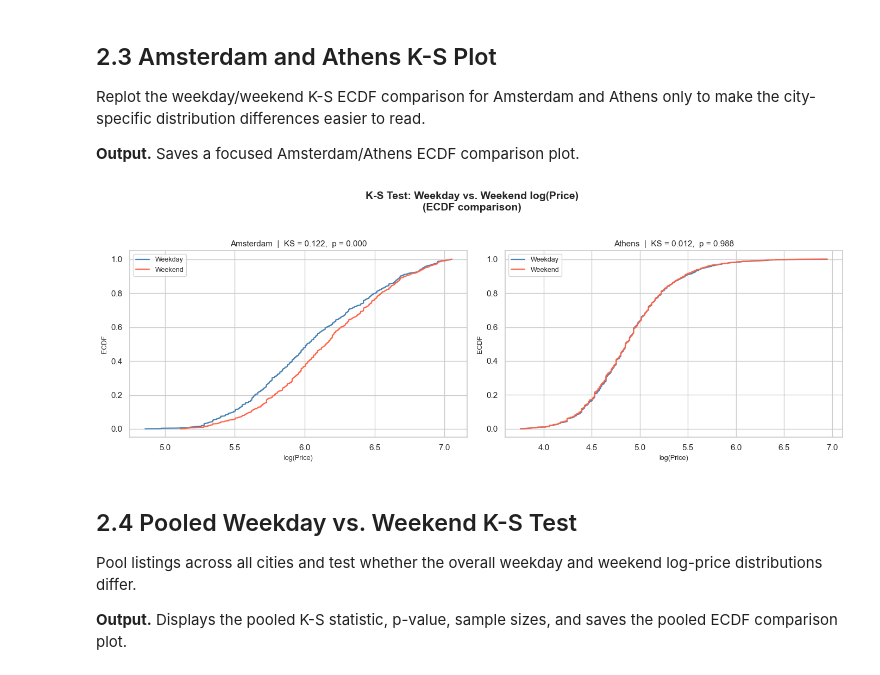
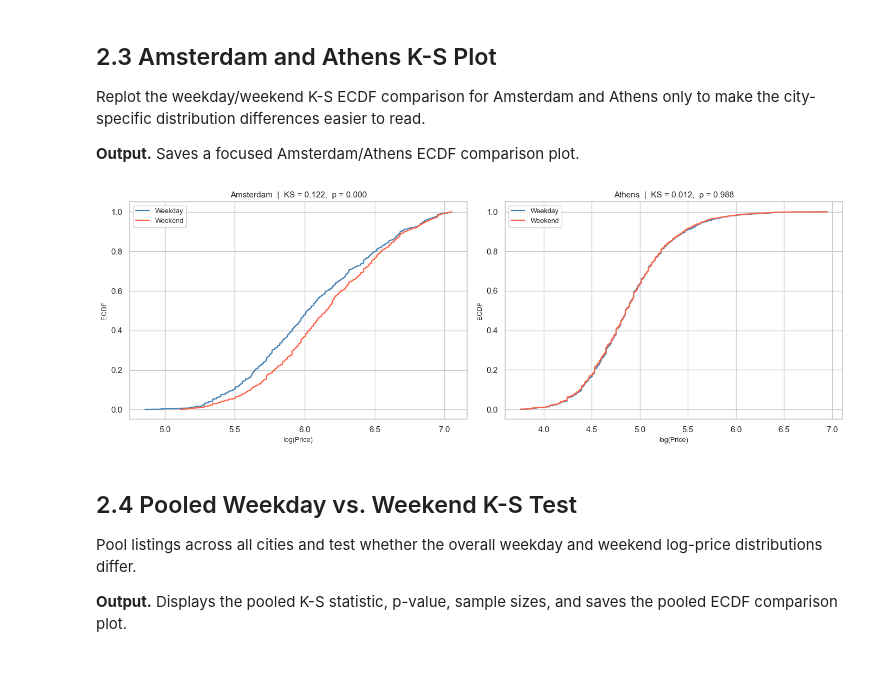
Before and after one commit to ShenghaoXue/MATH-189-Project-SP26, a Jupyter notebook: section2_hypothesis_testing.ipynb, the cells around one changed output. Drawn from its saved outputs; the diff is of its cells as text; code cells hidden in the pictures.

Commit message:
Update Overleaf plot exports and notebooks

```diff
--- a/section2_hypothesis_testing.ipynb
+++ b/section2_hypothesis_testing.ipynb
@@ -98,38 +100,33 @@ Replot the weekday/weekend K-S ECDF comparison for Amsterdam and Athens only to
 # %%
 focus_cities = ["Amsterdam", "Athens"]
 
 fig, axes = plt.subplots(1, 2, figsize=(14, 5))
 
 for ax, city_name in zip(axes, focus_cities):
     city_df = df[df["city"] == city_name]
     weekday = city_df[city_df["is_weekday"] == 1]["logSum"].values
     weekend = city_df[city_df["is_weekday"] == 0]["logSum"].values
 
     ks_stat, p_value = stats.ks_2samp(weekday, weekend)
 
     for data, label, color in [
         (weekday, "Weekday", "steelblue"),
         (weekend, "Weekend", "tomato"),
     ]:
         sorted_data = np.sort(data)
         ecdf = np.arange(1, len(sorted_data) + 1) / len(sorted_data)
         ax.plot(sorted_data, ecdf, label=label, color=color, linewidth=1.6)
 
     ax.set_title(f"{city_name}  |  KS = {ks_stat:.3f},  p = {p_value:.3f}", fontsize=11)
     ax.set_xlabel("log(Price)", fontsize=9)
     ax.set_ylabel("ECDF", fontsize=9)
     ax.legend(fontsize=9)
 
-fig.suptitle("K-S Test: Weekday vs. Weekend log(Price)\n(ECDF comparison)",
-    fontsize=14,
-    fontweight="bold",
-    y=1.03,
-)
 plt.tight_layout()
-plt.savefig("plots/section2_PlotHypothesis1_amsterdamAthensKS.png", dpi=300, bbox_inches="tight")
+plt.savefig("plots_overleaf/section2_PlotHypothesis1_amsterdamAthensKS.png", dpi=300, bbox_inches="tight")
 plt.show()
 # %% [output]
-[figure, old version]
+[figure, new version]
 # %% [markdown]
 ## 2.4 Pooled Weekday vs. Weekend K-S Test
 Pool listings across all cities and test whether the overall weekday and weekend log-price distributions differ.
```
Also changed, not shown: parts of 5 cells of this notebook, 54 other files.
